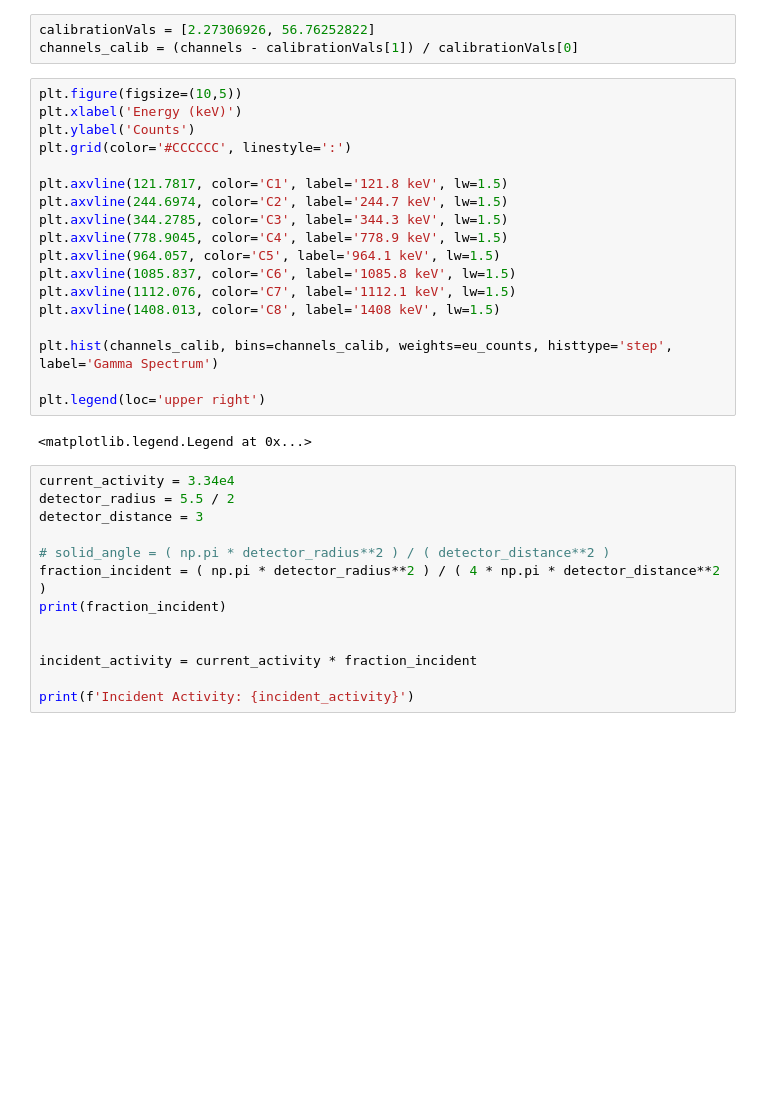
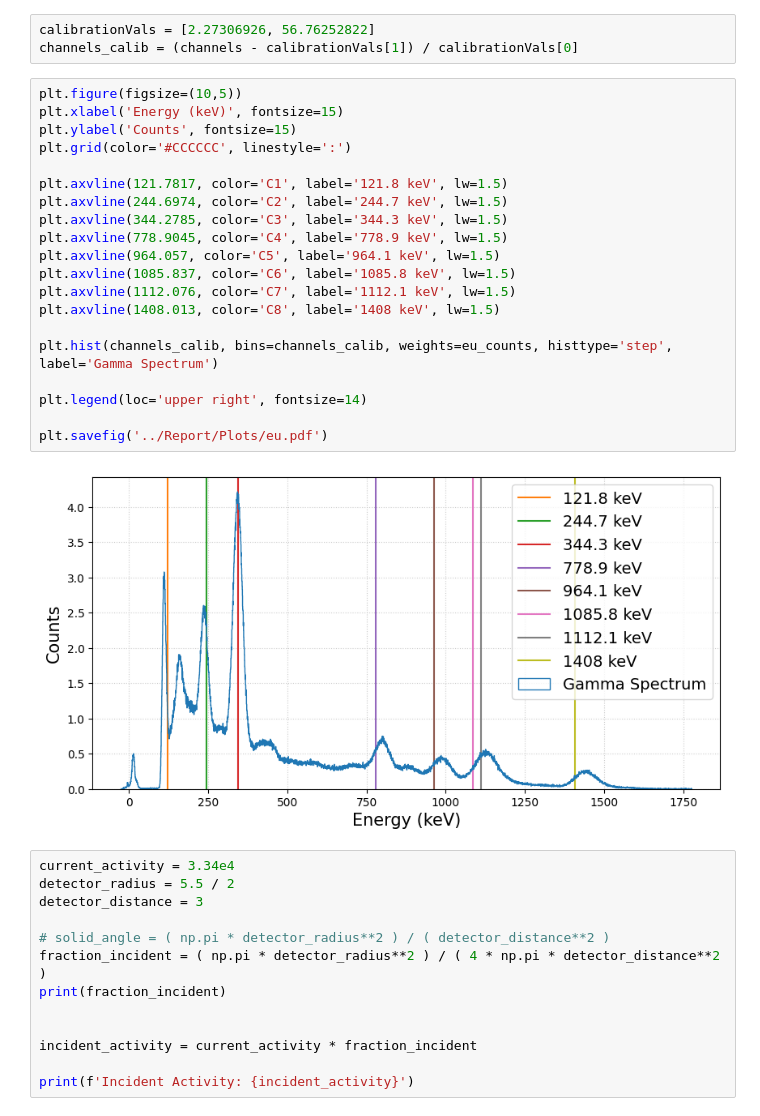
Before and after one commit to mkidson/Uni-Code, a Jupyter notebook: Honours/NP/Lab_2/152Eu/152Eu.ipynb, the cells around one changed output. Saved outputs shown, nothing was run; the diff lists cells and outputs as text; blank space fills up the shorter version.

```diff
--- a/Honours/NP/Lab_2/152Eu/152Eu.ipynb
+++ b/Honours/NP/Lab_2/152Eu/152Eu.ipynb
@@ -23,24 +23,26 @@ calibrationVals = [2.27306926, 56.76252822]
 channels_calib = (channels - calibrationVals[1]) / calibrationVals[0]
 # %%
 plt.figure(figsize=(10,5))
-plt.xlabel('Energy (keV)')
-plt.ylabel('Counts')
+plt.xlabel('Energy (keV)', fontsize=15)
+plt.ylabel('Counts', fontsize=15)
 plt.grid(color='#CCCCCC', linestyle=':')
 
 plt.axvline(121.7817, color='C1', label='121.8 keV', lw=1.5)
 plt.axvline(244.6974, color='C2', label='244.7 keV', lw=1.5)
 plt.axvline(344.2785, color='C3', label='344.3 keV', lw=1.5)
 plt.axvline(778.9045, color='C4', label='778.9 keV', lw=1.5)
 plt.axvline(964.057, color='C5', label='964.1 keV', lw=1.5)
 plt.axvline(1085.837, color='C6', label='1085.8 keV', lw=1.5)
 plt.axvline(1112.076, color='C7', label='1112.1 keV', lw=1.5)
 plt.axvline(1408.013, color='C8', label='1408 keV', lw=1.5)
 
 plt.hist(channels_calib, bins=channels_calib, weights=eu_counts, histtype='step', label='Gamma Spectrum')
 
-plt.legend(loc='upper right')
+plt.legend(loc='upper right', fontsize=14)
+
+plt.savefig('../Report/Plots/eu.pdf')
 # %% [output]
-<matplotlib.legend.Legend at 0x...>
+[figure, added]
 # %%
 current_activity = 3.34e4
 detector_radius = 5.5 / 2
```
Also changed, not shown: parts of 3 cells of this notebook, 17 other files.
